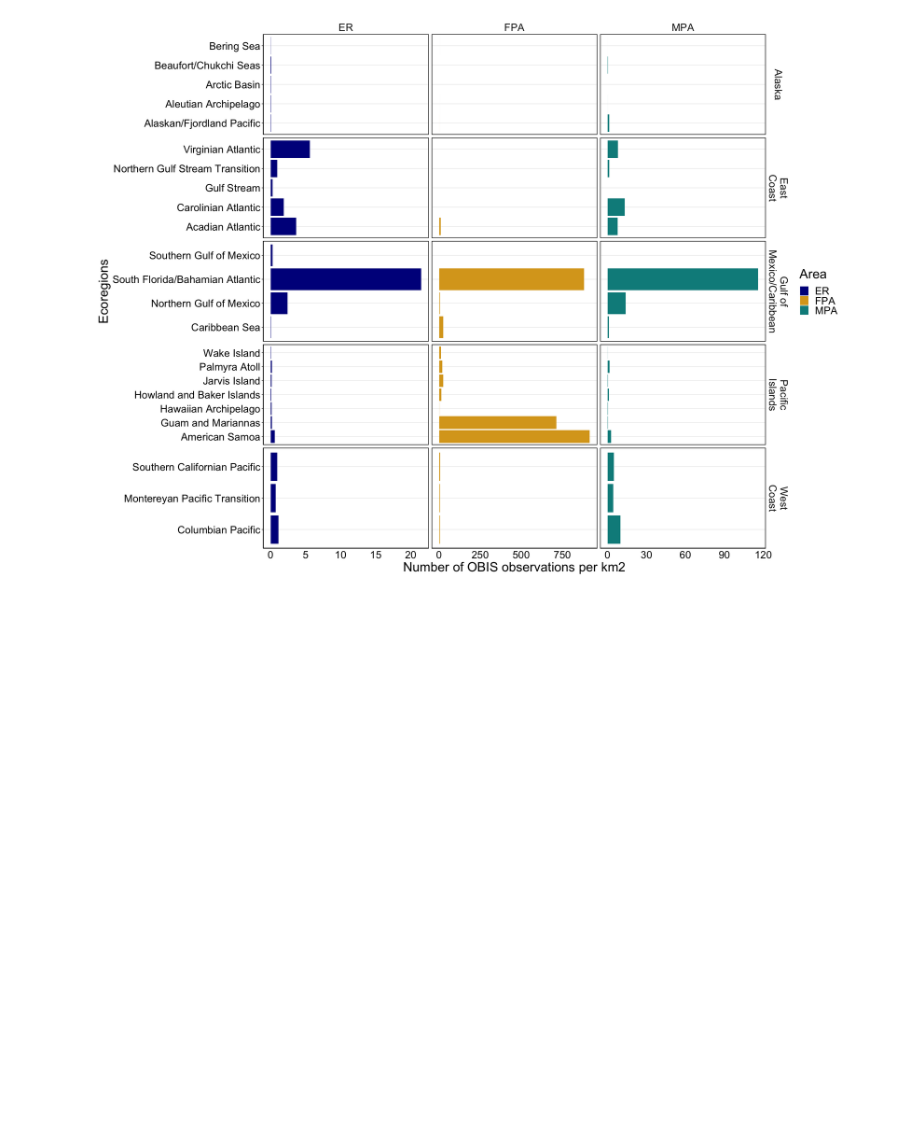
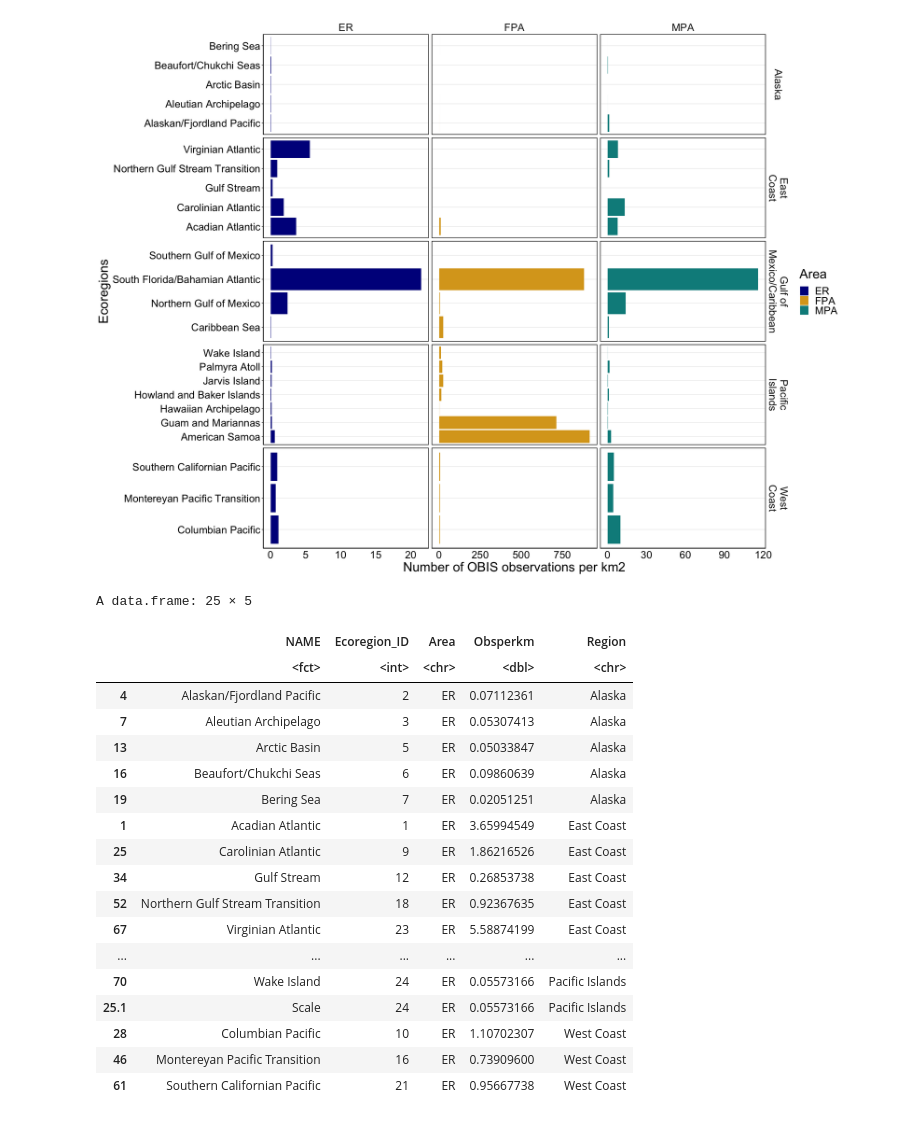
Before and after one commit to sagw/MBD, a Jupyter notebook: Observations.ipynb, the cells around one changed output. Drawn from its saved outputs; the diff is of its cells as text; code cells hidden in the pictures; blank space fills up the shorter version.

```diff
--- a/Observations.ipynb
+++ b/Observations.ipynb
@@ -120,0 +128,22 @@ Warning message:
+# %%
+ERr
+# %% [output]
+A data.frame: 25 × 5
+|  | NAME | Ecoregion_ID | Area | Obsperkm | Region |
+|  | <fct> | <int> | <chr> | <dbl> | <chr> |
+| 4 | Alaskan/Fjordland Pacific | 2 | ER | 0.07112361 | Alaska |
+| 7 | Aleutian Archipelago | 3 | ER | 0.05307413 | Alaska |
+| 13 | Arctic Basin | 5 | ER | 0.05033847 | Alaska |
+| 16 | Beaufort/Chukchi Seas | 6 | ER | 0.09860639 | Alaska |
+| 19 | Bering Sea | 7 | ER | 0.02051251 | Alaska |
+| 1 | Acadian Atlantic | 1 | ER | 3.65994549 | East Coast |
+| 25 | Carolinian Atlantic | 9 | ER | 1.86216526 | East Coast |
+| 34 | Gulf Stream | 12 | ER | 0.26853738 | East Coast |
+| 52 | Northern Gulf Stream Transition | 18 | ER | 0.92367635 | East Coast |
+| 67 | Virginian Atlantic | 23 | ER | 5.58874199 | East Coast |
+| ... | ... | ... | ... | ... | ... |
+| 70 | Wake Island | 24 | ER | 0.05573166 | Pacific Islands |
+| 25.1 | Scale | 24 | ER | 0.05573166 | Pacific Islands |
+| 28 | Columbian Pacific | 10 | ER | 1.10702307 | West Coast |
+| 46 | Montereyan Pacific Transition | 16 | ER | 0.73909600 | West Coast |
+| 61 | Southern Californian Pacific | 21 | ER | 0.95667738 | West Coast |
```
Also changed, not shown: parts of 4 cells of this notebook, 1 other file.
